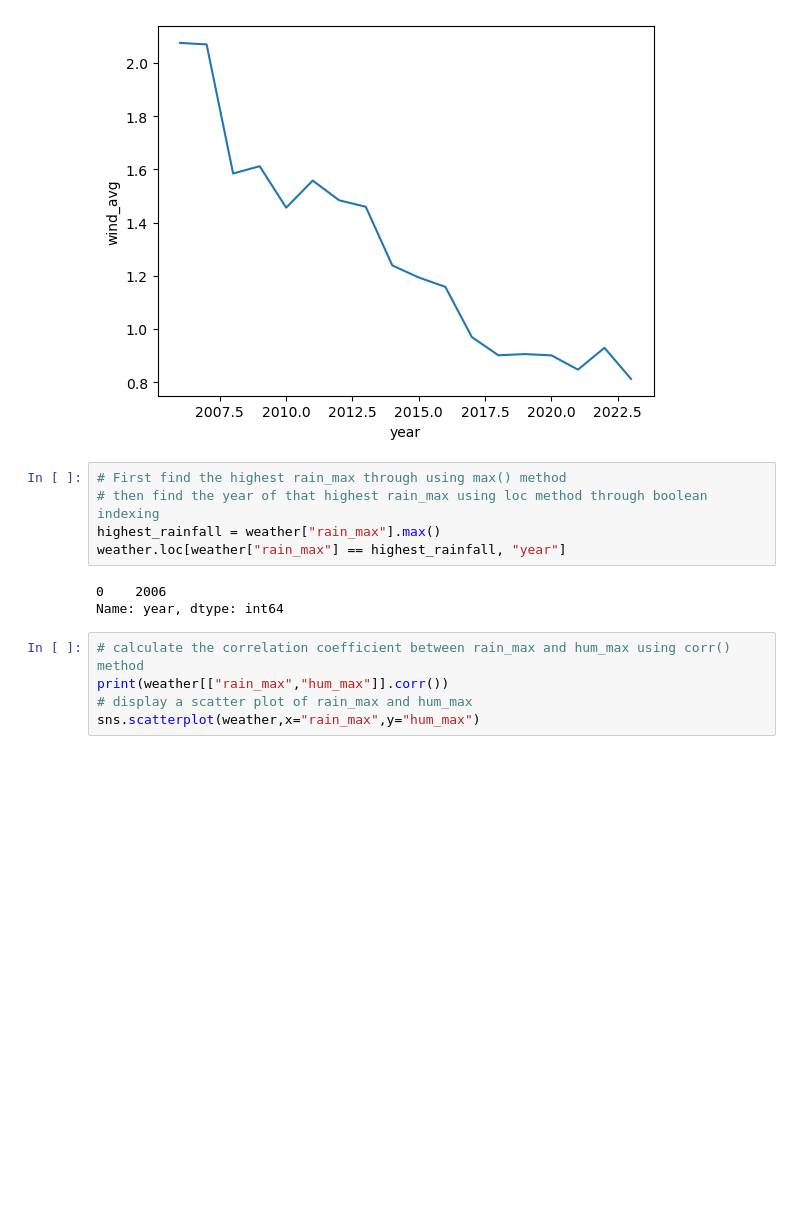
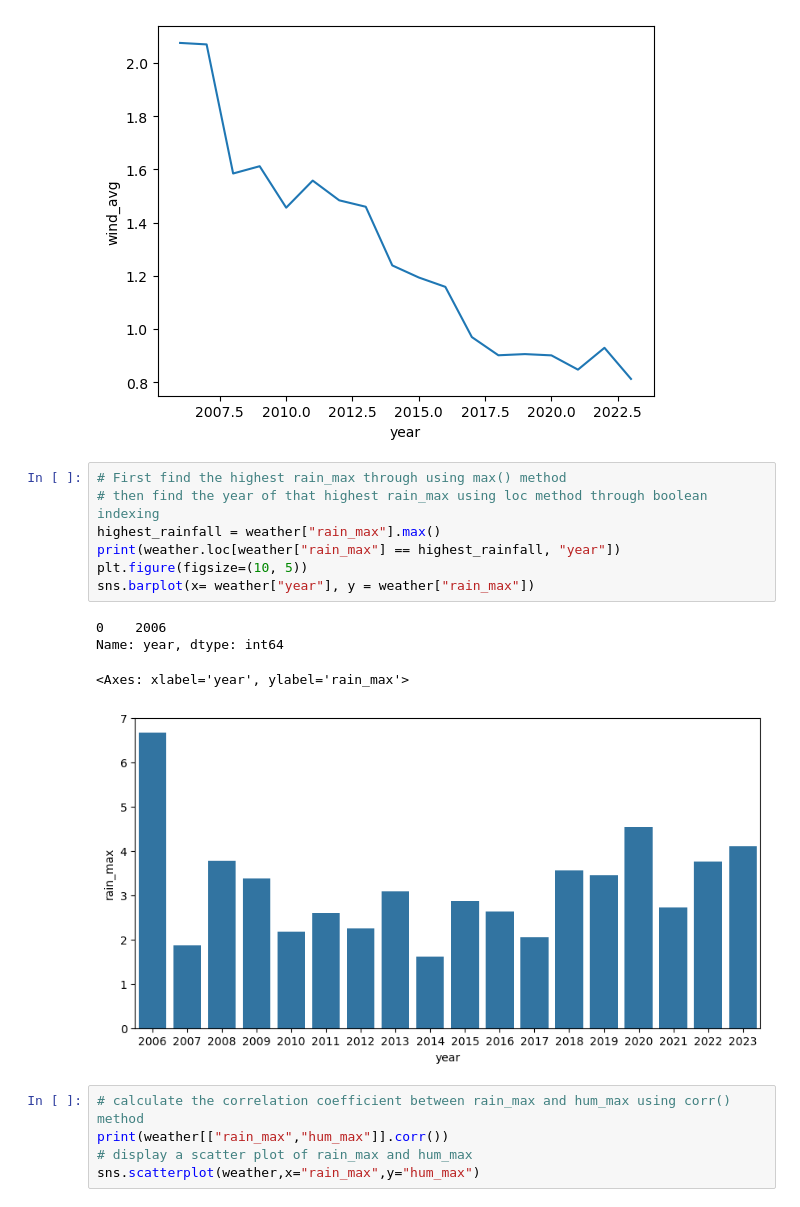
Before and after one commit to kai2233/weather-coffee-analysis, a Jupyter notebook: notebooks/explore_weather.ipynb, the cells around one changed output. Drawn from its saved outputs; the diff is of its cells as text; blank space fills up the shorter version.

```diff
--- a/notebooks/explore_weather.ipynb
+++ b/notebooks/explore_weather.ipynb
@@ -80,11 +80,15 @@ sns.lineplot(weather, x = weather["year"], y = weather["wind_avg"])
 # %%
 # First find the highest rain_max through using max() method
 # then find the year of that highest rain_max using loc method through boolean indexing
 highest_rainfall = weather["rain_max"].max()
-weather.loc[weather["rain_max"] == highest_rainfall, "year"]
+print(weather.loc[weather["rain_max"] == highest_rainfall, "year"])
+plt.figure(figsize=(10, 5))
+sns.barplot(x= weather["year"], y = weather["rain_max"])
 # %% [output]
 0    2006
 Name: year, dtype: int64
+<Axes: xlabel='year', ylabel='rain_max'>
+[figure, added]
 # %%
 # calculate the correlation coefficient between rain_max and hum_max using corr() method
 print(weather[["rain_max","hum_max"]].corr())
```
Also changed, not shown: parts of 6 cells of this notebook, 2 other files.
